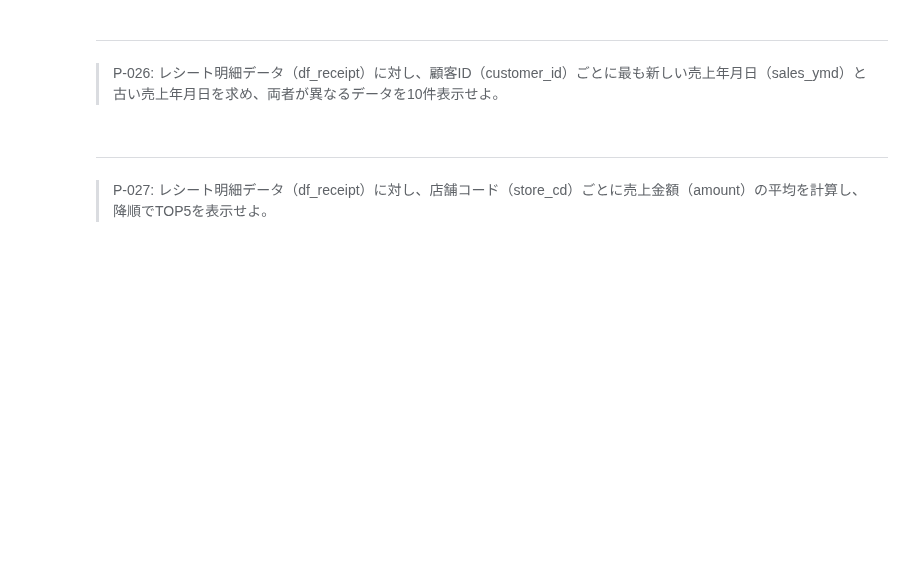
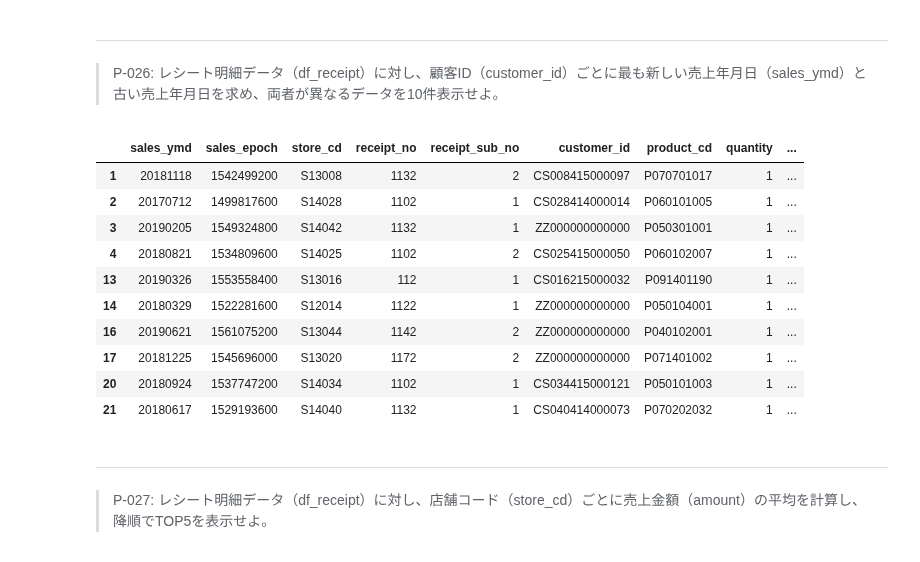
Before and after one commit to takunton/ds, a Jupyter notebook: work/ds_100/preprocess_knock_Python_Colab_ipynb.ipynb, the cells around one changed output. Drawn from its saved outputs; the diff is of its cells as text; code cells hidden in the pictures; blank space fills up the shorter version.

```diff
--- a/work/ds_100/preprocess_knock_Python_Colab_ipynb.ipynb
+++ b/work/ds_100/preprocess_knock_Python_Colab_ipynb.ipynb
@@ -484,6 +518,23 @@ df_receipt.groupby('store_cd').sum('amount')
 # %% [markdown]
 ---
 > P-026: レシート明細データ（df_receipt）に対し、顧客ID（customer_id）ごとに最も新しい売上年月日（sales_ymd）と古い売上年月日を求め、両者が異なるデータを10件表示せよ。
+# %%
+df_receipt_26 = df_receipt
+df_receipt_26['min_sales_ymd'] = df_receipt.groupby('customer_id', as_index=False).min('sales_ymd')['sales_ymd']
+df_receipt_26['max_sales_ymd'] = df_receipt.groupby('customer_id', as_index=False).max('sales_ymd')['sales_ymd']
+df_receipt_26[df_receipt_26['min_sales_ymd'] != df_receipt_26['max_sales_ymd']].head(10)
+# %% [output]
+|  | sales_ymd | sales_epoch | store_cd | receipt_no | receipt_sub_no | customer_id | product_cd | quantity | ... |
+| 1 | 20181118 | 1542499200 | S13008 | 1132 | 2 | CS008415000097 | P070701017 | 1 | ... |
+| 2 | 20170712 | 1499817600 | S14028 | 1102 | 1 | CS028414000014 | P060101005 | 1 | ... |
+| 3 | 20190205 | 1549324800 | S14042 | 1132 | 1 | ZZ000000000000 | P050301001 | 1 | ... |
+| 4 | 20180821 | 1534809600 | S14025 | 1102 | 2 | CS025415000050 | P060102007 | 1 | ... |
+| 13 | 20190326 | 1553558400 | S13016 | 112 | 1 | CS016215000032 | P091401190 | 1 | ... |
+| 14 | 20180329 | 1522281600 | S12014 | 1122 | 1 | ZZ000000000000 | P050104001 | 1 | ... |
+| 16 | 20190621 | 1561075200 | S13044 | 1142 | 2 | ZZ000000000000 | P040102001 | 1 | ... |
+| 17 | 20181225 | 1545696000 | S13020 | 1172 | 2 | ZZ000000000000 | P071401002 | 1 | ... |
+| 20 | 20180924 | 1537747200 | S14034 | 1102 | 1 | CS034415000121 | P050101003 | 1 | ... |
+| 21 | 20180617 | 1529193600 | S14040 | 1132 | 1 | CS040414000073 | P070202032 | 1 | ... |
 # %% [markdown]
 ---
 > P-027: レシート明細データ（df_receipt）に対し、店舗コード（store_cd）ごとに売上金額（amount）の平均を計算し、降順でTOP5を表示せよ。
```
Also changed, not shown: parts of 8 cells of this notebook.
